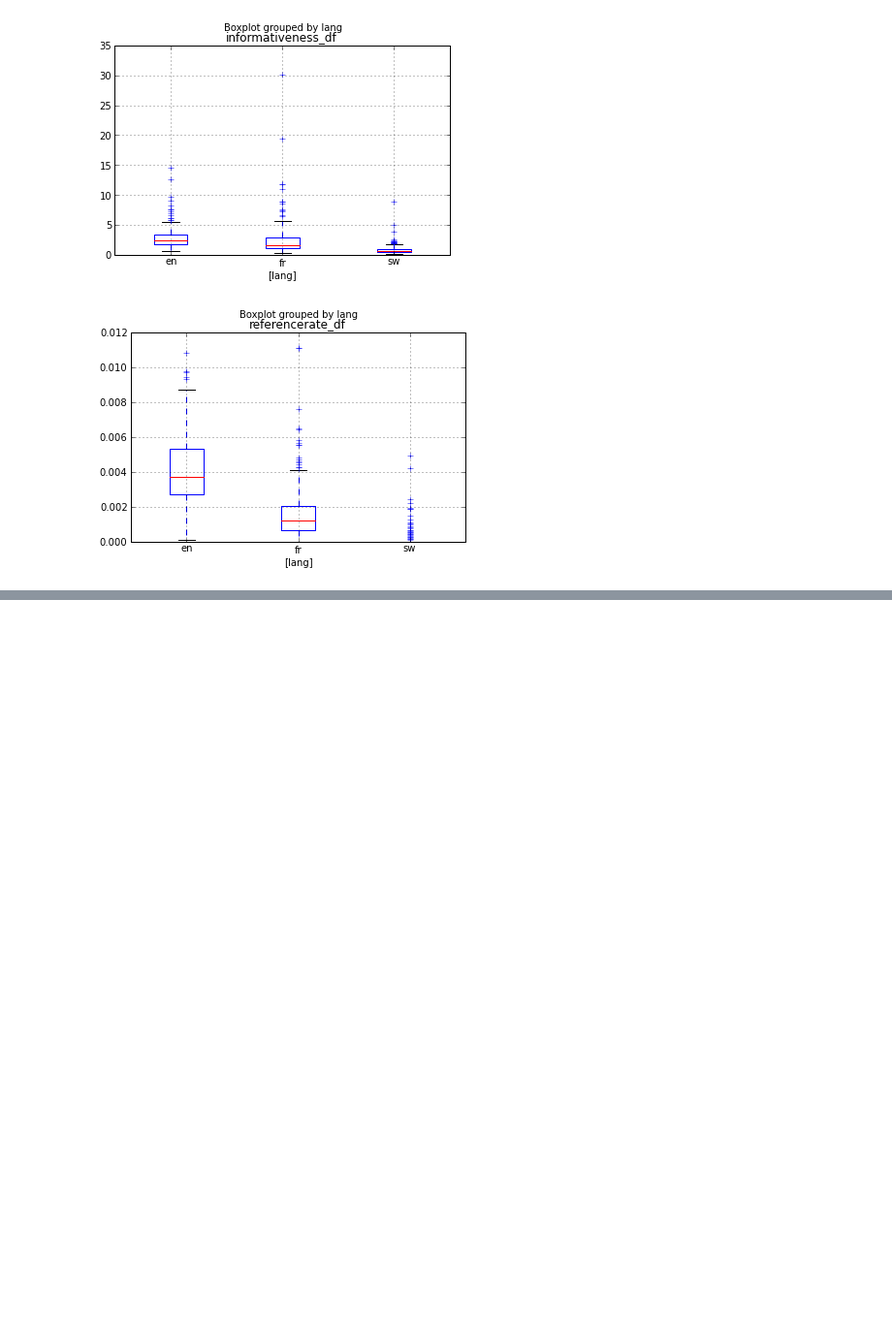
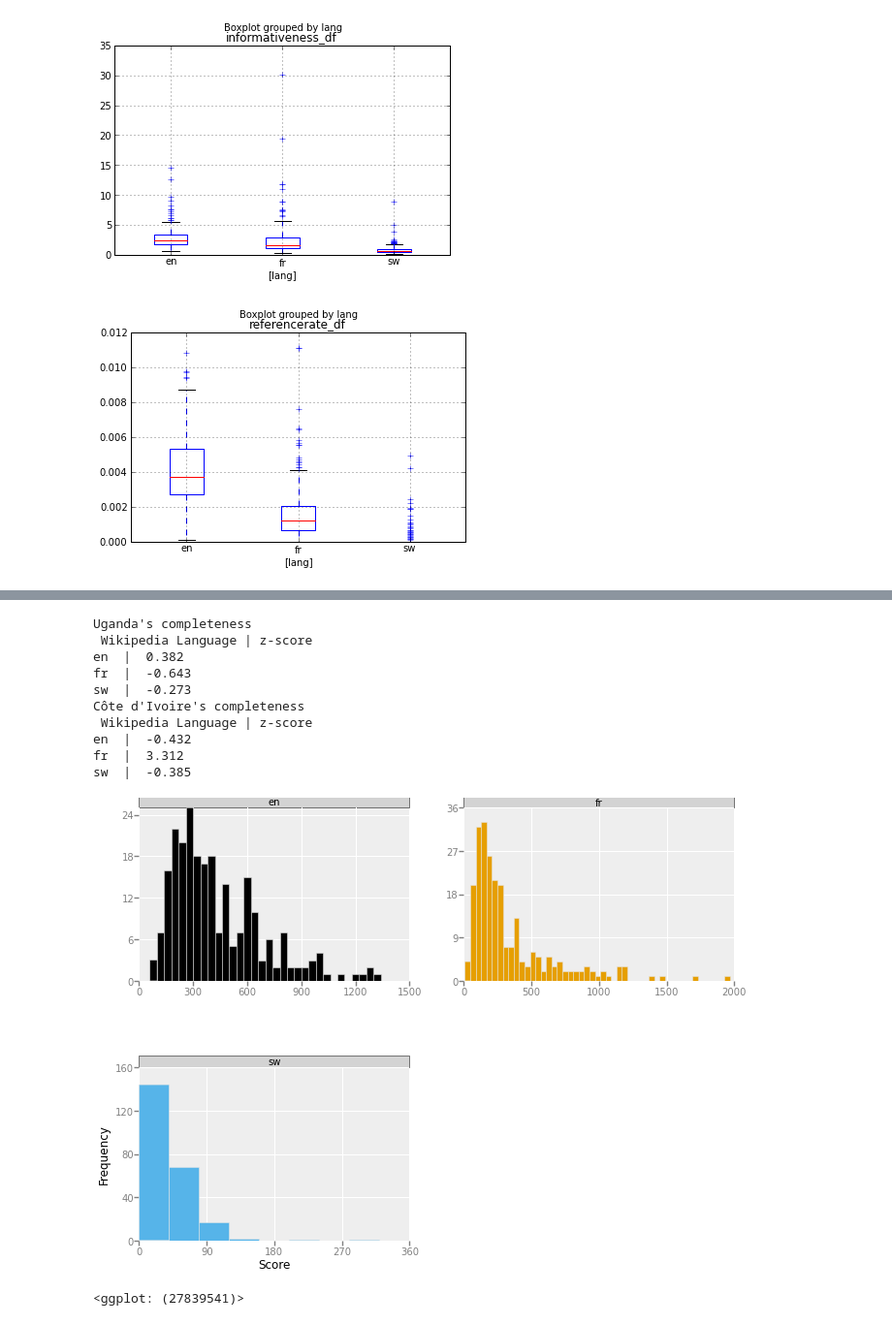
Before and after one commit to notconfusing/kumusha_takes_wiki, a Jupyter notebook: ActionableMetrics.ipynb, the cells around one changed output, grey strips where cells are left out. Shown at 97% size. Saved outputs shown, nothing was run; the diff lists cells and outputs as text; code cells hidden in the pictures; blank space fills up the shorter version.

```diff
--- a/ActionableMetrics.ipynb
+++ b/ActionableMetrics.ipynb
@@ -259,0 +362,15 @@ for inter_name, inter_df in inter_df_dict.iteritems():
+# %%
+metric_analyse('completeness', 40)
+# %% [output]
+Uganda's completeness
+ Wikipedia Language | z-score
+en  |  0.382
+fr  |  -0.643
+sw  |  -0.273
+Côte d'Ivoire's completeness
+ Wikipedia Language | z-score
+en  |  -0.432
+fr  |  3.312
+sw  |  -0.385
+[figure, added]
+<ggplot: (27839541)>
```
Also changed, not shown: parts of 26 cells of this notebook.
